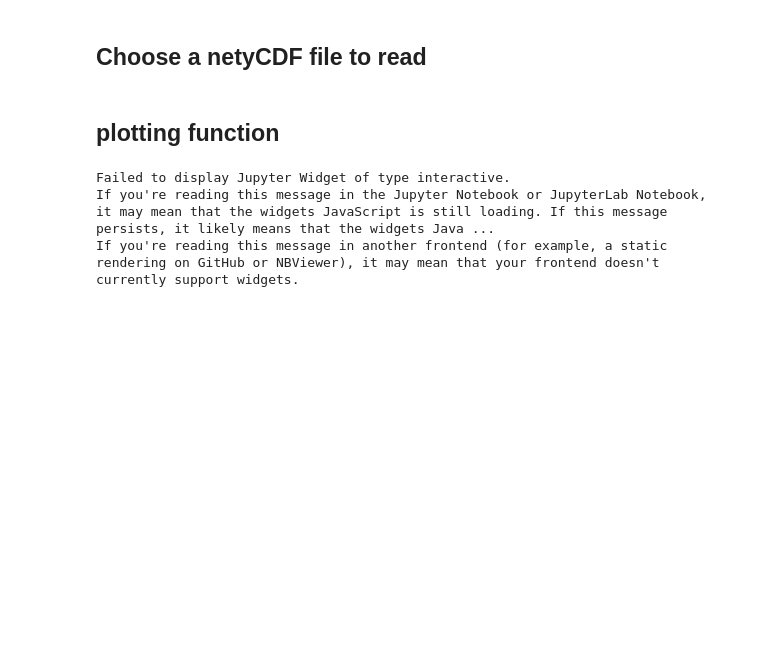
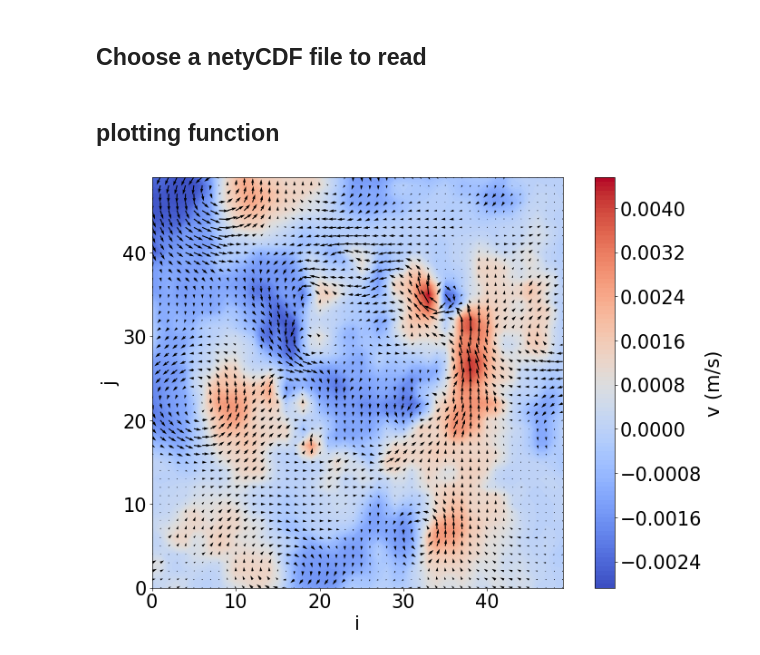
Before and after one commit to CyrilleBonamy/notebook_opendata, a Jupyter notebook: plot_01EMMA_CYL.ipynb, the cells around one changed output. Cells and saved outputs as stored; diff of their text form; code cells hidden in the pictures; blank space fills up the shorter version.

Commit message:
cleaning and modified widgets

```diff
--- a/plot_01EMMA_CYL.ipynb
+++ b/plot_01EMMA_CYL.ipynb
@@ -64,13 +58,27 @@ def g(variable, setcolorbar, varmax, varmin, vector):
     plt.ylabel(yaxis_name)
     plt.show()
 # %%
-var = []
-for i in rootgrp.variables.keys():
-    if np.shape(rootgrp.variables[i]) == (1, 2, 50, 50) and i != 'hauteur_de_couche':
-        var.append(i)
-
-interact(g, variable=var, setcolorbar= False, varmin=widget.FloatText(value=-0.006,step=0.0001,description='value min:',disabled=False), varmax=widget.FloatText(value=0.006,step=0.0001,description='value max:',disabled=False),vector=widget.Checkbox(value=False, description='Display vectors',disabled=False));
+widget.interact(g,
+                variable=widget.ToggleButtons(options=['u', 'v', 'norm'],
+                                               description='Variable:',
+                                               disabled=False,
+                                               button_style='', # 'success', 'info', 'warning', 'danger' or ''
+                                              ),
+                vector=widget.Checkbox(value=False,
+                                       description='Display vectors',
+                                       disabled=False
+                                      ),
+                setcolorbar=False,
+                varmin=widget.FloatText(value=-0.006,
+                                        step=0.0001,
+                                        description='value min:',
+                                        disabled=False
+                                       ),
+                varmax=widget.FloatText(value=0.006,
+                                        step=0.0001,
+                                        description='value max:',
+                                        disabled=False
+                                       ),
+               );
 # %% [output]
-Failed to display Jupyter Widget of type interactive.
-If you're reading this message in the Jupyter Notebook or JupyterLab Notebook, it may mean that the widgets JavaScript is still loading. If this message persists, it likely means that the widgets Java ...
-If you're reading this message in another frontend (for example, a static rendering on GitHub or NBViewer), it may mean that your frontend doesn't currently support widgets.
+[figure, added]
```
Also changed, not shown: parts of 3 cells of this notebook.
